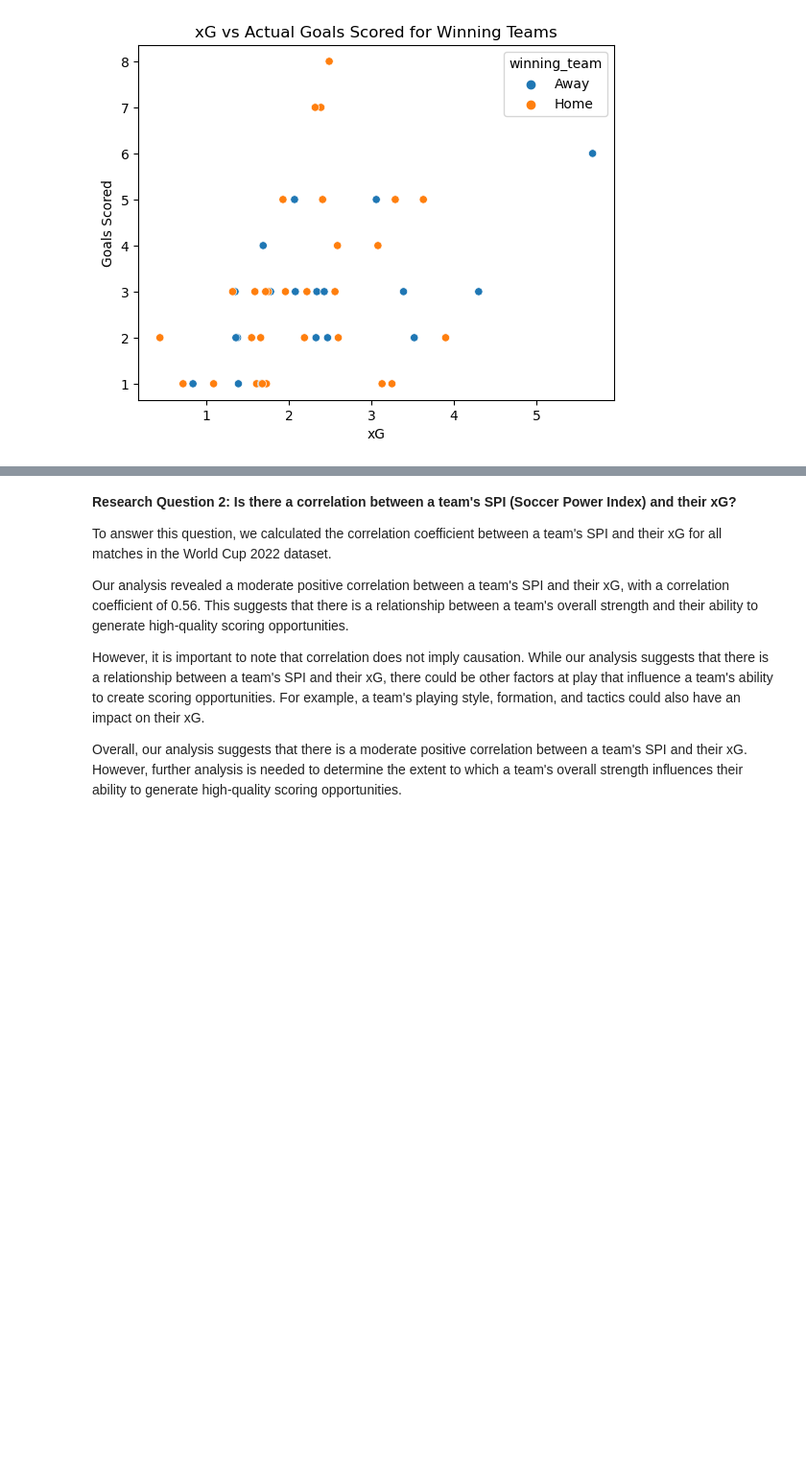
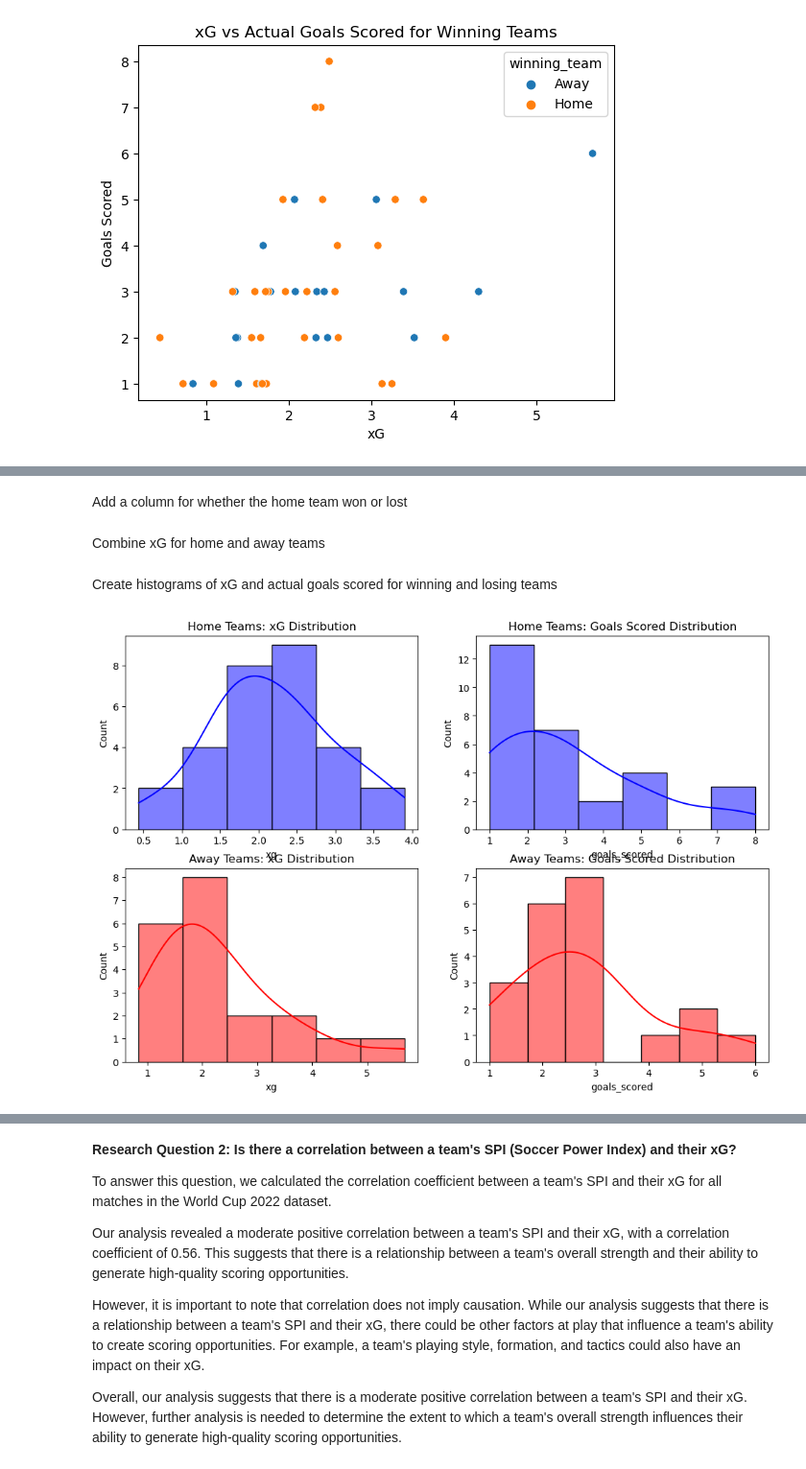
Before and after one commit to ubco-W2022T2-data301/project-group-group41, a Jupyter notebook: analysis/analysis3_Tony_Ngo.ipynb, the cells around one changed output, grey strips where cells are left out. Shown at 96% size. Drawn from its saved outputs; the diff is of its cells as text; code cells hidden in the pictures; blank space fills up the shorter version.

```diff
--- a/analysis/analysis3_Tony_Ngo.ipynb
+++ b/analysis/analysis3_Tony_Ngo.ipynb
@@ -362,0 +365,27 @@ plt.show()
+# %%
+winning_matches = matches_df[(matches_df['score1'] > matches_df['score2']) | (matches_df['score1'] < matches_df['score2'])]
+# %% [markdown]
+Add a column for whether the home team won or lost
+# %%
+winning_matches['winning_team'] = 'Home'
+winning_matches.loc[winning_matches['score1'] < winning_matches['score2'], 'winning_team'] = 'Away'
+# %% [markdown]
+Combine xG for home and away teams
+# %%
+winning_matches['xg'] = winning_matches['xg1'] + winning_matches['xg2']
+winning_matches['goals_scored'] = winning_matches['score1'] + winning_matches['score2']
+# %% [markdown]
+Create histograms of xG and actual goals scored for winning and losing teams
+# %%
+fig, axs = plt.subplots(2, 2, figsize=(12, 8))
+sns.histplot(data=winning_matches[winning_matches['winning_team'] == 'Home'], x='xg', kde=True, color='blue', ax=axs[0,0])
+sns.histplot(data=winning_matches[winning_matches['winning_team'] == 'Home'], x='goals_scored', kde=True, color='blue', ax=axs[0,1])
+sns.histplot(data=winning_matches[winning_matches['winning_team'] == 'Away'], x='xg', kde=True, color='red', ax=axs[1,0])
+sns.histplot(data=winning_matches[winning_matches['winning_team'] == 'Away'], x='goals_scored', kde=True, color='red', ax=axs[1,1])
+axs[0,0].set_title('Home Teams: xG Distribution')
+axs[0,1].set_title('Home Teams: Goals Scored Distribution')
+axs[1,0].set_title('Away Teams: xG Distribution')
+axs[1,1].set_title('Away Teams: Goals Scored Distribution')
+plt.show()
+# %% [output]
+[figure, added]
```
Also changed, not shown: parts of 15 cells of this notebook, 1 other file.
